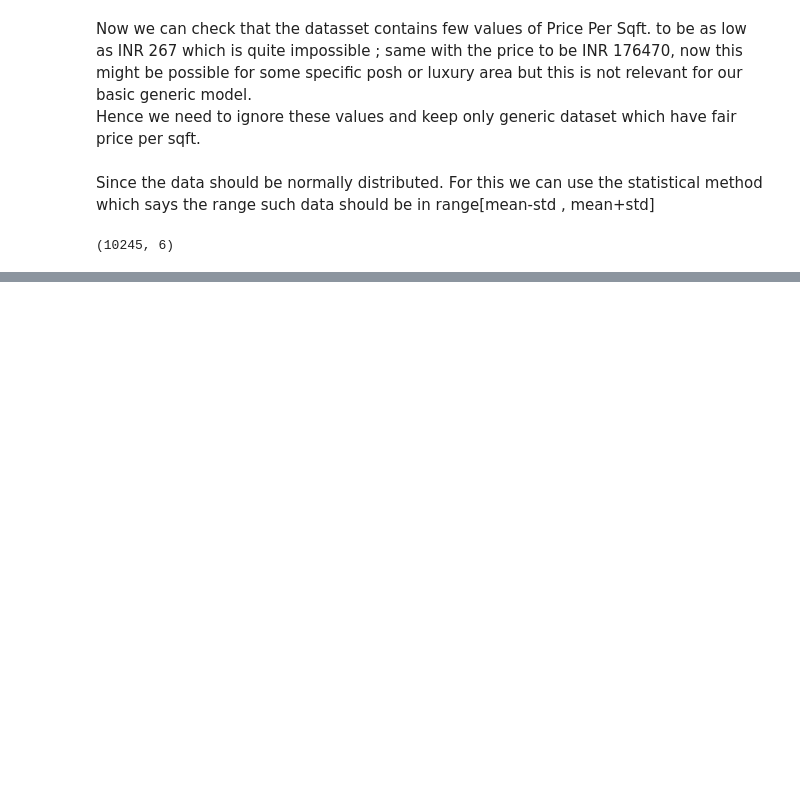
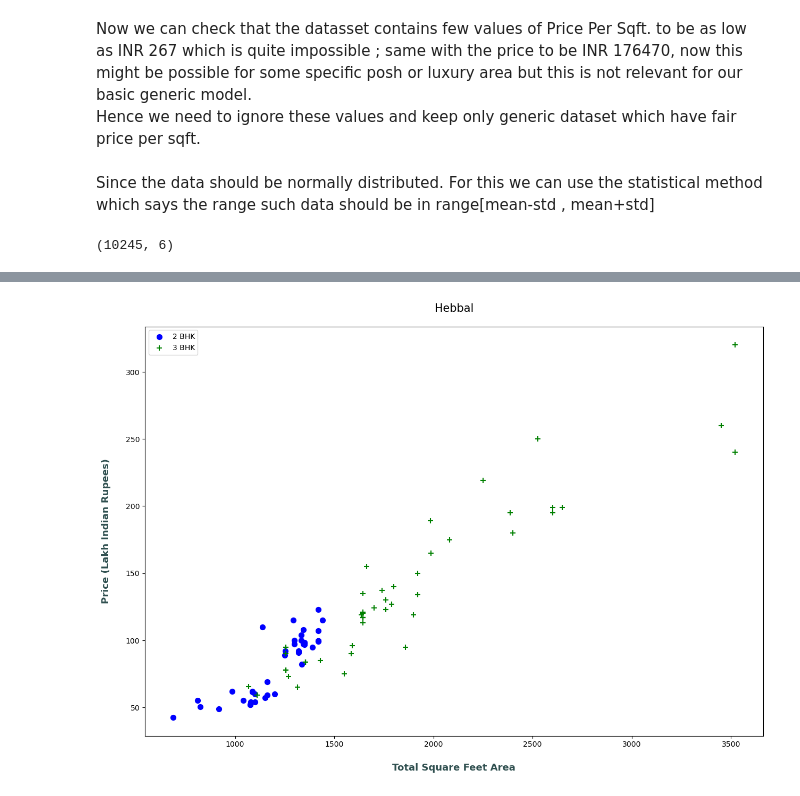
Before and after one commit to Codealpha07/Real-Estate-Price-Estimation, a Jupyter notebook: Model/Prediction_Model.ipynb, the cells around one changed output, grey strips where cells are left out. Cells and saved outputs as stored; diff of their text form; code cells hidden in the pictures; blank space fills up the shorter version.

```diff
--- a/Model/Prediction_Model.ipynb
+++ b/Model/Prediction_Model.ipynb
@@ -339,0 +355,4 @@ df7.shape
+# %%
+plot_scatter_pps(df7,"Hebbal")
+# %% [output]
+[figure, added]
```
Also changed, not shown: parts of 1 cell of this notebook.
